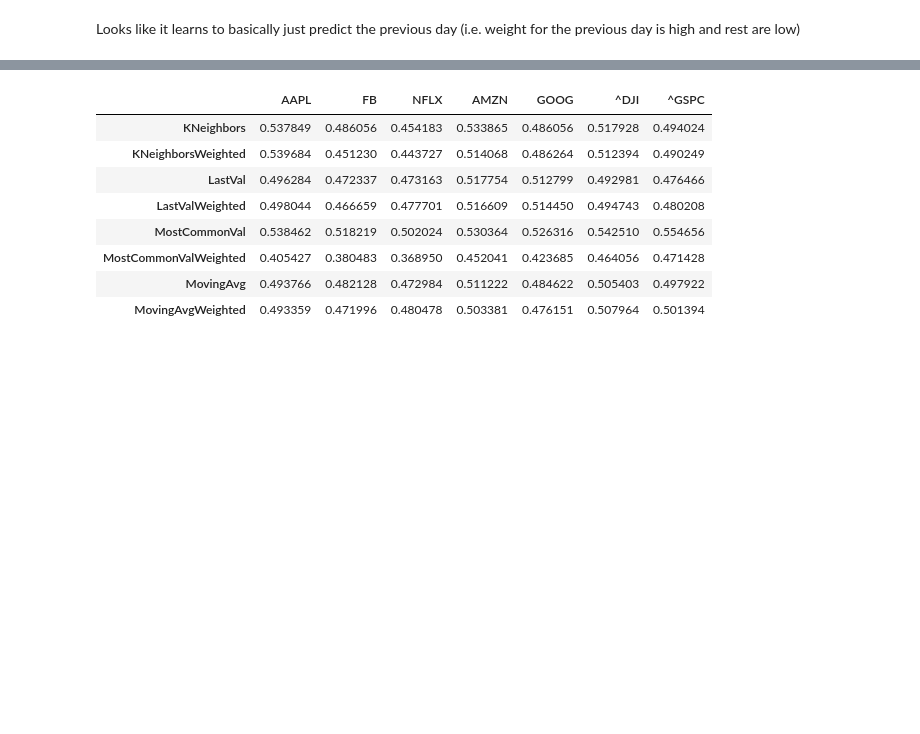
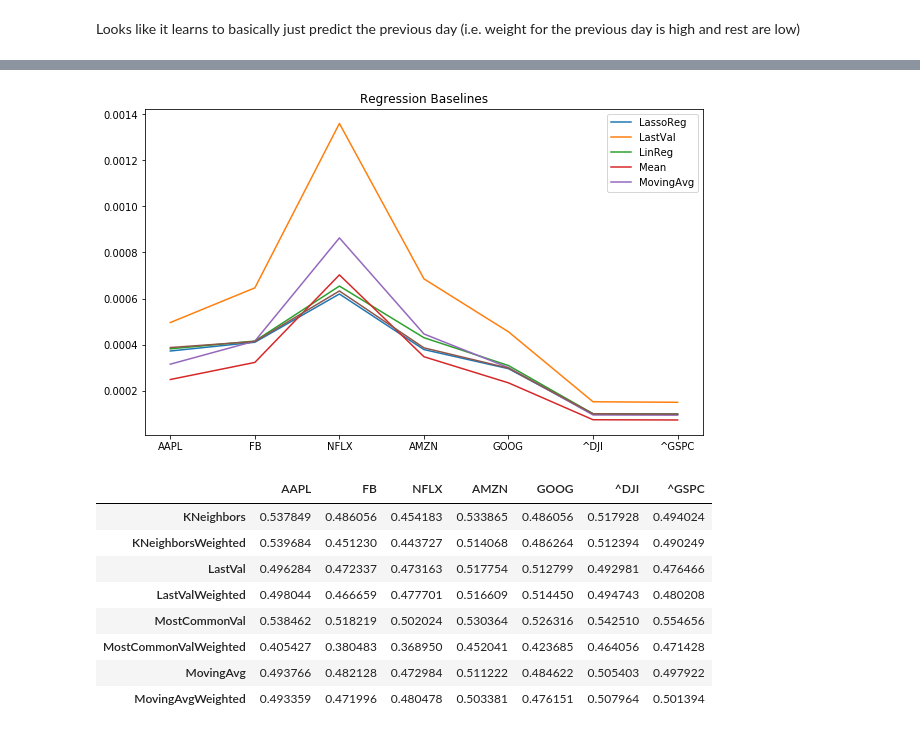
Before and after one commit to AbbyB/orie4741, a Jupyter notebook: Final Project/Baselines.ipynb, the cells around one changed output, grey strips where cells are left out. Drawn from its saved outputs; the diff is of its cells as text; code cells hidden in the pictures; blank space fills up the shorter version.

```diff
--- a/Final Project/Baselines.ipynb
+++ b/Final Project/Baselines.ipynb
@@ -488,0 +479,3 @@ pd.DataFrame(reg_baselines)
+# %%
+reg_baselines = pd.DataFrame(reg_baselines)
+reg_baselines.head()
@@ -489 +489,14 @@ pd.DataFrame(reg_baselines)
+# %%
+reg_baselines = pd.DataFrame(reg_baselines)
+plt.figure(figsize=(10,6))
+
+for i in range(len(reg_baselines)):
+    plt.plot(range(len(stocks + indices)), reg_baselines.iloc[i])
+
+plt.xticks(np.arange(7), reg_baselines.columns)
+plt.gca().legend(["LassoReg", "LastVal", "LinReg", "Mean", "MovingAvg"])
+plt.title("Regression Baselines")
+plt.show()
+# %% [output]
+[figure, added]
 # %%
```
Also changed, not shown: parts of 5 cells of this notebook, 11 other files.
